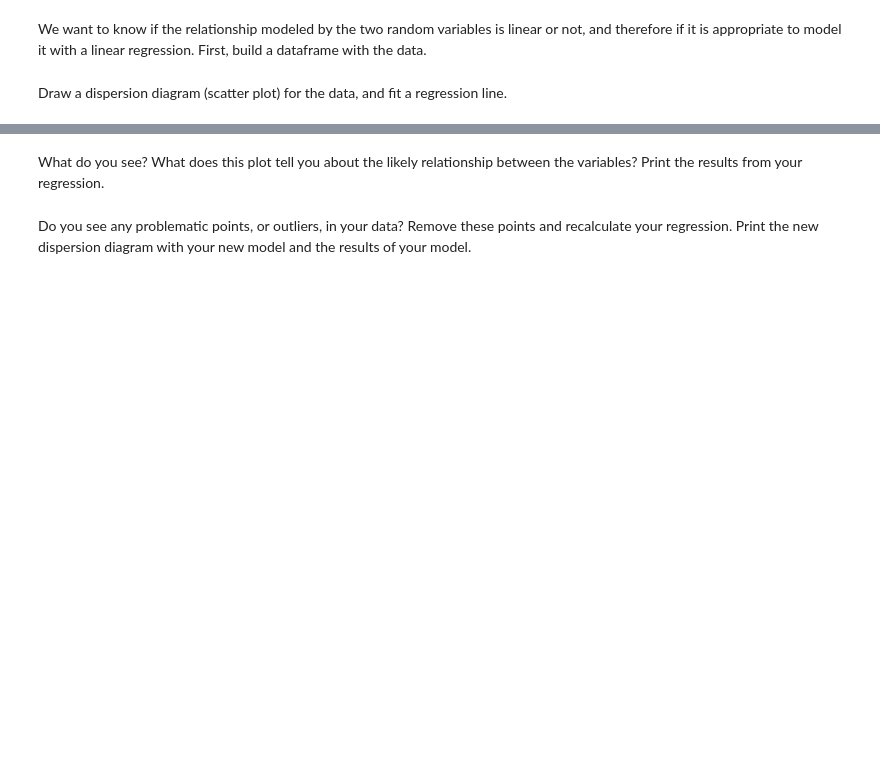
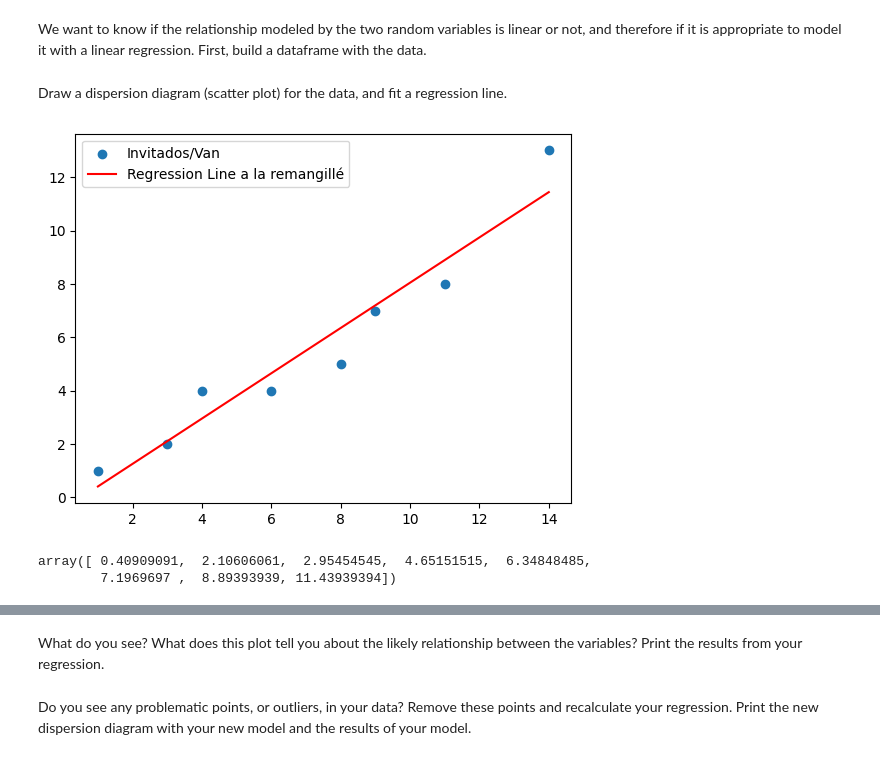
Before and after one commit to Ironhack-Data-Madrid-Abril-2023/7.3-lab_regression_analysis, a Jupyter notebook: your-code.ipynb, the cells around one changed output, grey strips where cells are left out. Cells and saved outputs as stored; diff of their text form; code cells hidden in the pictures; blank space fills up the shorter version.

```diff
--- a/your-code.ipynb
+++ b/your-code.ipynb
@@ -200,2 +206,6 @@ First, build a dataframe with the data.
+# %%
+# Your code here.
+
+data = pd.DataFrame({'Invitados': [1,3,4,6,8,9,11,14], 'Van': [1,2,4,4,5,7,8,13]})
 # %% [markdown]
 Draw a dispersion diagram (scatter plot) for the data, and fit a regression line.
@@ -203,0 +212,35 @@ Draw a dispersion diagram (scatter plot) for the data, and fit a regression line
+# %%
+# Your code here.
+plt.scatter(data["Invitados"], data["Van"], label = "Invitados/Van")
+# Fit a regression line
+coefficients = np.polyfit(data['Invitados'], data['Van'], 1)
+poly_eq = np.poly1d(coefficients)
+plt.plot(data['Invitados'], poly_eq(data['Invitados']), color='red', label='Regression Line a la remangillé');
+plt.legend()
+
+plt.show()
+# %% [output]
+[figure, added]
+# %%
+#ML
+from sklearn.linear_model import LinearRegression
+
+regression_model = LinearRegression()
+
+X = data[['Invitados']]
+y = data['Van']
+
+X_train, X_test, y_train, y_test  = tts(X,
+                                        y,
+                                        train_size=0.8,
+                                        test_size=0.2,
+                                        random_state=42)
+
+regression_model.fit(X, y)
+
+y_pred = regression_model.predict(X)
+
+y_pred
+# %% [output]
+array([ 0.40909091,  2.10606061,  2.95454545,  4.65151515,  6.34848485,
+        7.1969697 ,  8.89393939, 11.43939394])
```
Also changed, not shown: parts of 15 cells of this notebook.
